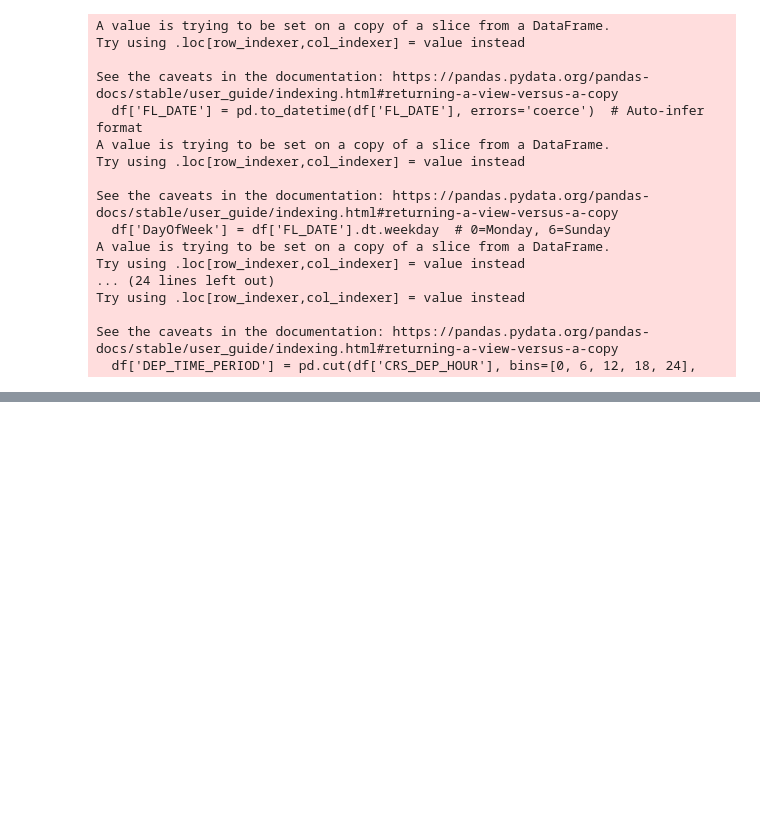
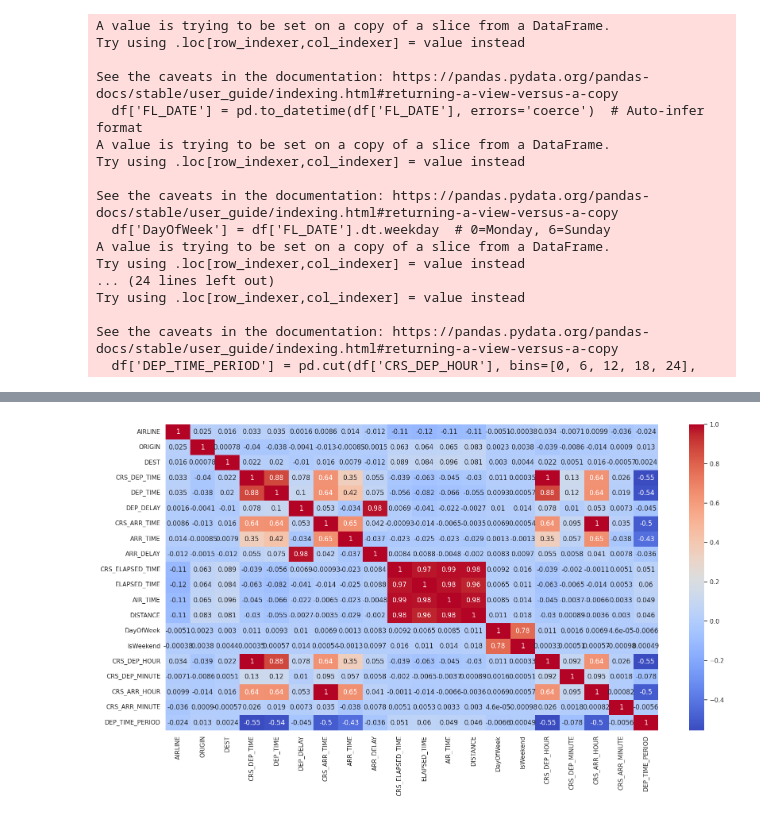
Before and after one commit to swiz9/Flight-Delay-Prediction-System, a Jupyter notebook: LSTM_Prediction_Model_pynb.ipynb, the cells around one changed output, grey strips where cells are left out. Drawn from its saved outputs; the diff is of its cells as text; code cells hidden in the pictures; blank space fills up the shorter version.

```diff
--- a/LSTM_Prediction_Model_pynb.ipynb
+++ b/LSTM_Prediction_Model_pynb.ipynb
@@ -254,3 +254,8 @@ def show_correlation(df):
     sns.set(style='whitegrid', context='notebook')
     sns.heatmap(df.corr(), annot=True, square=False, cmap='coolwarm')
     plt.show()
+# %%
+# show the correlation
+show_correlation(df)
+# %% [output]
+[figure, added]
```
Also changed, not shown: parts of 5 cells of this notebook.
